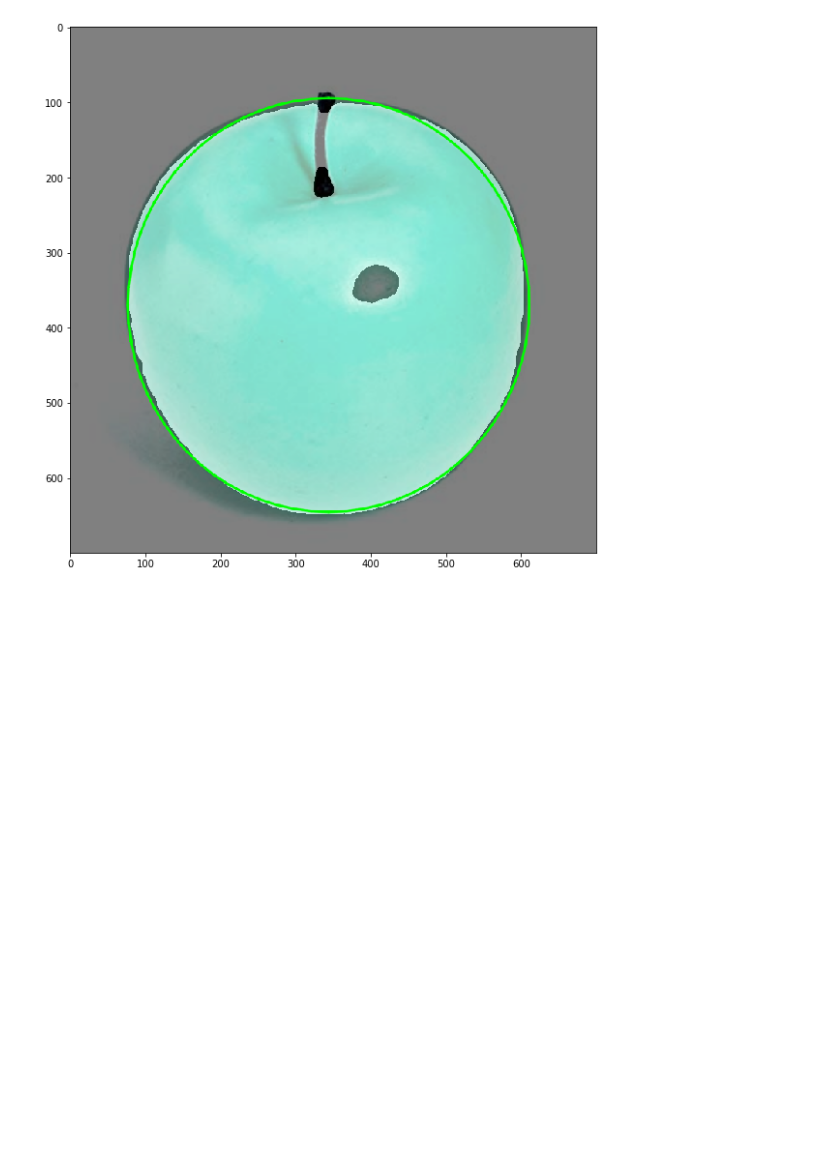
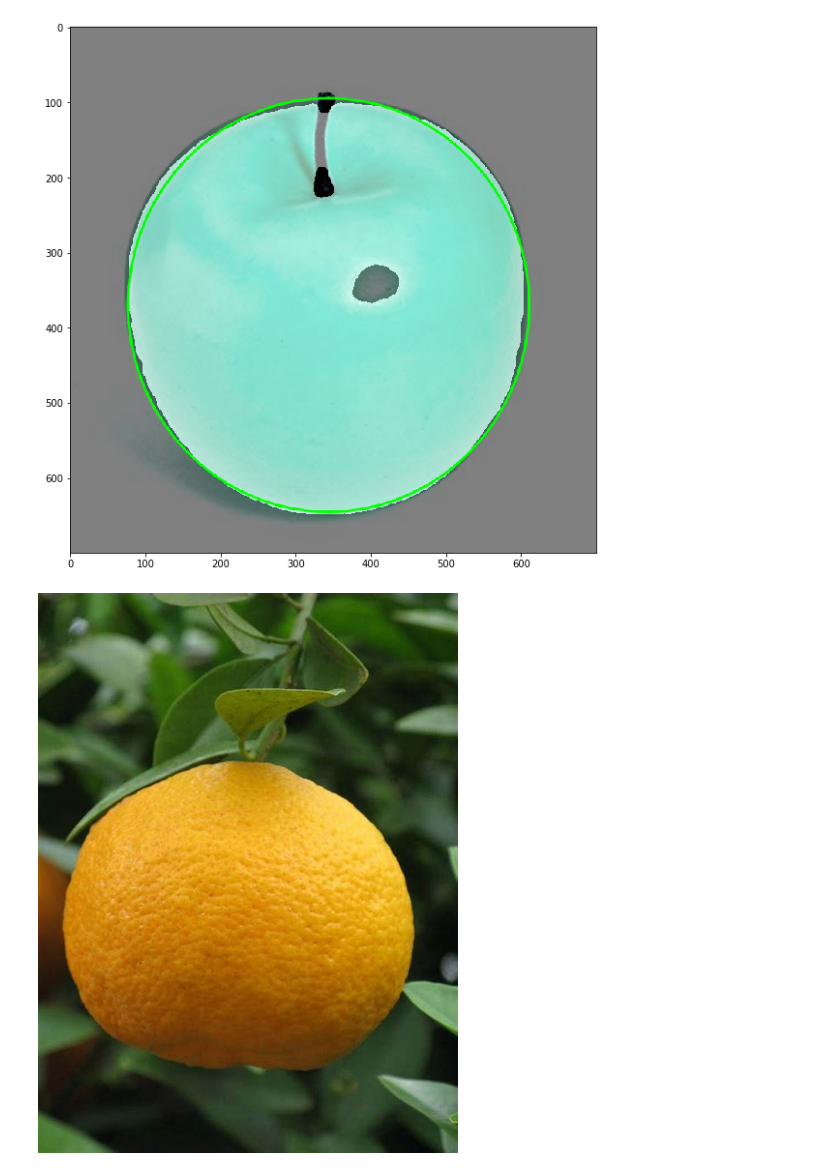
Before and after one commit to nandadesu/PCVK_Genap_2021, a Jupyter notebook: UAS_PCVK.ipynb, the cells around one changed output. Cells and saved outputs as stored; diff of their text form; code cells hidden in the pictures; blank space fills up the shorter version.

```diff
--- a/UAS_PCVK.ipynb
+++ b/UAS_PCVK.ipynb
@@ -50,7 +50,7 @@ def circled_contour(image, contour):
 
 def detect_object(image):
     # Convert to RGB color scheme
-    image = cv2.imread('/content/drive/MyDrive/PCVK/apple.jpg',cv2.COLOR_BGR2RGB)
+    image = cv2.imread('/content/drive/MyDrive/Images/apple.jpg',cv2.COLOR_BGR2RGB)
     cv2_imshow(image)
     # Resize image
     max_dim = max(image.shape)
@@ -106,3 +106,100 @@ cv2.imwrite('detect_apple.jpg', after_img)
 [figure]
 True
 [figure]
+# %%
+from __future__ import division
+import cv2 as cv2
+from matplotlib import pyplot as plt
+from math import cos, sin
+import numpy as np
+from google.colab.patches import cv2_imshow
+
+
+green = (0, 255, 0)
+
+def show(image):
+    plt.figure(figsize = [10, 10])
+    plt.imshow(image, interpolation = 'nearest')
+
+def overlay_mask(mask, image):
+    # Make mask RGB
+    rgb_mask = cv2.cvtColor(mask, cv2.COLOR_GRAY2RGB)
+
+    img = cv2.addWeighted(rgb_mask, 0.5, image, 0.5, 0)
+    return img
+
+def find_biggest_contour(image):
+    # Make copy of image
+    image = image.copy()
+
+    contours, __ = cv2.findContours(image, cv2.RETR_LIST, cv2.CHAIN_APPROX_SIMPLE)
+
+    contour_sizes = [(cv2.contourArea(contour), contour) for contour in contours]
+    biggest_contour = max(contour_sizes, key = lambda element : element[0])[1]
+
+    # Return the biggest contour
+    return biggest_contour
+
+def circled_contour(image, contour):
+    # Get bounding ellipse
+    image_with_ellipse = image.copy()
+    ellipse = cv2.fitEllipse(contour)
+
+    # Add it
+    cv2.ellipse(image_with_ellipse, ellipse, green, 2, cv2.LINE_AA)
+    return image_with_ellipse
+
+def detect_object(image):
+    # Convert to RGB color scheme
+    image = cv2.imread('/content/drive/MyDrive/Images/jeruk.jpg',cv2.COLOR_BGR2RGB)
+    cv2_imshow(image)
+    # Resize image
+    max_dim = max(image.shape)
+    scale = 700/max_dim
+    image = cv2.resize(image, None, fx=scale, fy=scale)
+
+    # Blur image
+    image_blur = cv2.GaussianBlur(image, (5, 5), 0)
+    image_blur_hsv = cv2.cvtColor(image_blur, cv2.COLOR_RGB2HSV)
+    # Filters
+    color_lower_bound = np.array([30, 150, 130])
+    color_upper_bound = np.array([45, 256, 256])
+
+    mask_color = cv2.inRange(image_blur_hsv, color_lower_bound, color_upper_bound)
+
+    brightness_lower_bound = np.array([0, 100, 80])
+    brightness_upper_bound = np.array([180, 256, 240])
+
+    mask_brightness = cv2.inRange(image_blur_hsv, brightness_lower_bound, brightness_upper_bound)
+
+    cv2_imshow(image_blur_hsv)
+
+    # Combine masks
+    mask = mask_color + mask_brightness
+    cv2_imshow(mask)
+
+    # Segment
+    kernel = cv2.getStructuringElement(cv2.MORPH_ELLIPSE, (15, 15))
+    mask_closed = cv2.morphologyEx(mask, cv2.MORPH_CLOSE, kernel)
+    mask_opened = cv2.morphologyEx(mask_closed, cv2.MORPH_OPEN, kernel)
+
+    # Find biggest apple
+    big_apple_contour = find_biggest_contour(mask_opened)
+
+    # Overlay
+    overlay = overlay_mask(mask_opened, image)
+    # Circle biggest
+    circled = circled_contour(overlay, big_apple_contour)
+    show(circled)
+
+
+    # Convert color scheme back to RGB and return image
+    image = cv2.cvtColor(circled, cv2.COLOR_RGB2BGR)
+    return image
+
+
+img = cv2.imread('jeruk.jpg')
+after_img = detect_object(img)
+cv2.imwrite('detect_jeruk.jpg', after_img)
+# %% [output]
+[figure, added]
```
Also changed, not shown: parts of 1 cell of this notebook.
